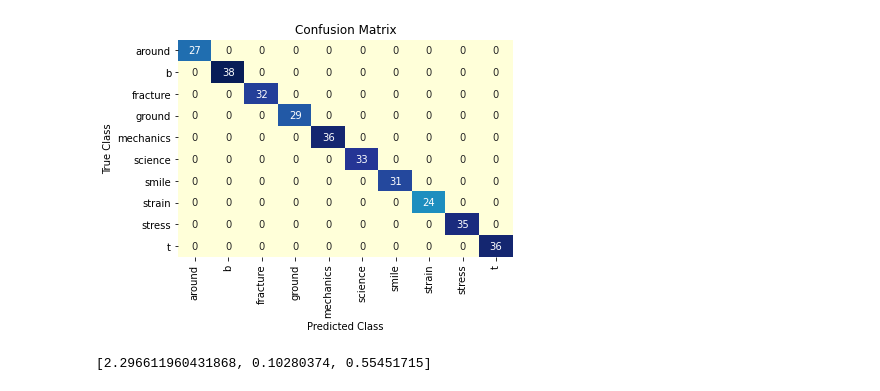
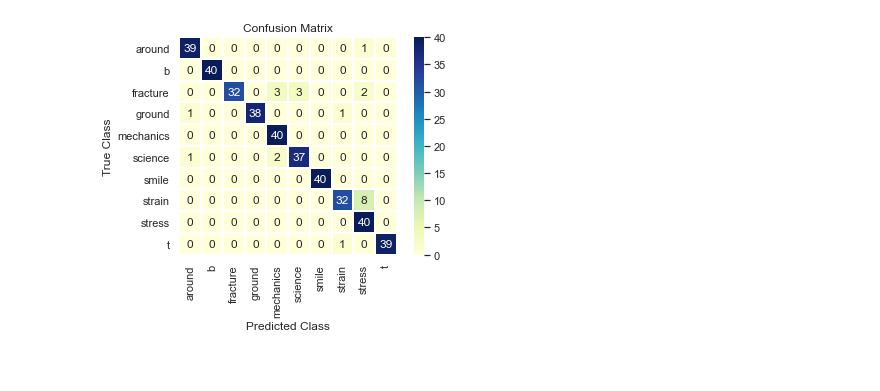
Before and after one commit to HOGEUNGOD/word_ml, a Jupyter notebook: VGG/VGG.ipynb, the cells around one changed output. Cells and saved outputs as stored; diff of their text form; code cells hidden in the pictures.

```diff
--- a/VGG/VGG.ipynb
+++ b/VGG/VGG.ipynb
@@ -64,40 +94,42 @@ t
 # %%
+
 DefaultConv2D = partial(keras.layers.Conv2D,
                         kernel_size=3,padding="SAME")
 model = keras.models.Sequential([
     DefaultConv2D(filters=64, kernel_size=3, input_shape=[210, 210, 10]),
-    keras.layers.Activation("relu"),
-
     DefaultConv2D(filters=64),
     keras.layers.Activation("relu"),
+    keras.layers.MaxPooling2D(pool_size=2),
 
     DefaultConv2D(filters=128),
-    keras.layers.Activation("relu"),
     DefaultConv2D(filters=128),
     keras.layers.Activation("relu"),
-
     keras.layers.MaxPooling2D(pool_size=2),
 
     DefaultConv2D(filters=256),
-    keras.layers.Activation("relu"),
-
     DefaultConv2D(filters=256),
     keras.layers.Activation("relu"),
-
     keras.layers.MaxPooling2D(pool_size=2),
 
     keras.layers.Flatten(),
+    keras.layers.Dense(units=256, activation='relu'),
+    keras.layers.Dropout(0.5),
     keras.layers.Dense(units=128, activation='relu'),
-    keras.layers.Dropout(0.5),
-    keras.layers.Dense(units=64, activation='relu'),
     keras.layers.Dropout(0.5),
     keras.layers.Dense(units=number_of_classes, activation="softmax"),
 ])
+callback = keras.callbacks.EarlyStopping(monitor='loss', patience=25, restore_best_weights=True)
+model.compile(loss="categorical_crossentropy", optimizer=keras.optimizers.RMSprop(learning_rate =0.0001),
+              metrics=["accuracy",
+                       keras.metrics.TopKCategoricalAccuracy(k=1, name='Top1'),
+                       keras.metrics.TopKCategoricalAccuracy(k=2, name='Top2'),
+                       keras.metrics.TopKCategoricalAccuracy(k=3, name='Top3')])
+history = model.fit(X_train, y_train, epochs=300, callbacks=[callback], validation_data=(X_valid, y_valid))
 
-model.compile(loss="categorical_crossentropy", optimizer='adam',
-              metrics=[keras.metrics.TopKCategoricalAccuracy(k=1),
-                       keras.metrics.TopKCategoricalAccuracy(k=2),
-                       keras.metrics.TopKCategoricalAccuracy(k=3)])
-history = model.fit(X_train, y_train, epochs=300, validation_data=(X_valid, y_valid))
-score=model.evaluate(X_test,y_test)
+score = model.evaluate(X_test,y_test)
+print(score)
+
+
+model.save("VGG2.h5")
+np.save('history.npy',history.history)
 # %% [output]
@@ -142,24 +181,20 @@ plt.savefig('./figure/acc.png',dpi=300,bbox_inches='tight')
 # %%
+
 from sklearn.metrics import confusion_matrix
 import pandas as pd
 import matplotlib.pyplot as plt
 import seaborn as sns
 
 y_prediction = model.predict(X_test)
-
-matrix = confusion_matrix(encoder.inverse_transform(y_test_raw), encoder.inverse_transform(np.argmax(y_prediction, axis=1)))
-
-
-dataframe = pd.DataFrame(matrix, index = np.unique(label), columns=np.unique(label))
-sns.heatmap(dataframe, annot=True, cbar=None, cmap="YlGnBu")
+labels=np.unique(encoder.inverse_transform(y_test_raw))
+matrix = confusion_matrix(encoder.inverse_transform(y_test_raw), encoder.inverse_transform(np.argmax(y_prediction, axis=1)),
+                          labels = np.unique(encoder.inverse_transform(y_test_raw)))
+dataframe = pd.DataFrame(matrix, index = np.unique(encoder.inverse_transform(y_test_raw)), columns=np.unique(encoder.inverse_transform(y_test_raw)))
+sns.heatmap(dataframe, annot=True, cmap="YlGnBu", linewidths=1, square=True)
 plt.title("Confusion Matrix")
 plt.ylabel("True Class")
 plt.xlabel("Predicted Class")
 plt.savefig('./figure/heaat.png',dpi=300,bbox_inches='tight')
 plt.show()
 # %% [output]
-[figure, old version]
+[figure, new version]
-# %%
-print(score)
-# %% [output]
-[2.296611960431868, 0.10280374, 0.55451715]
```
Also changed, not shown: parts of 9 cells of this notebook, 37 other files.
